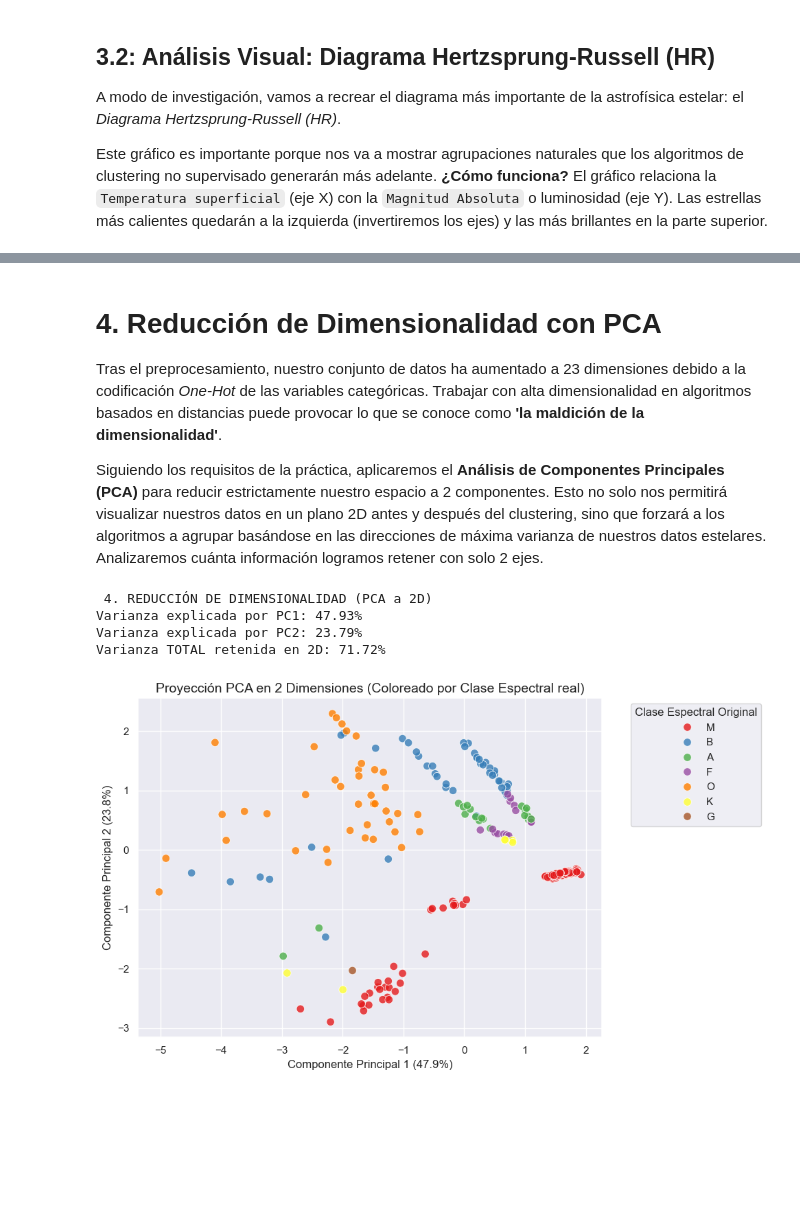
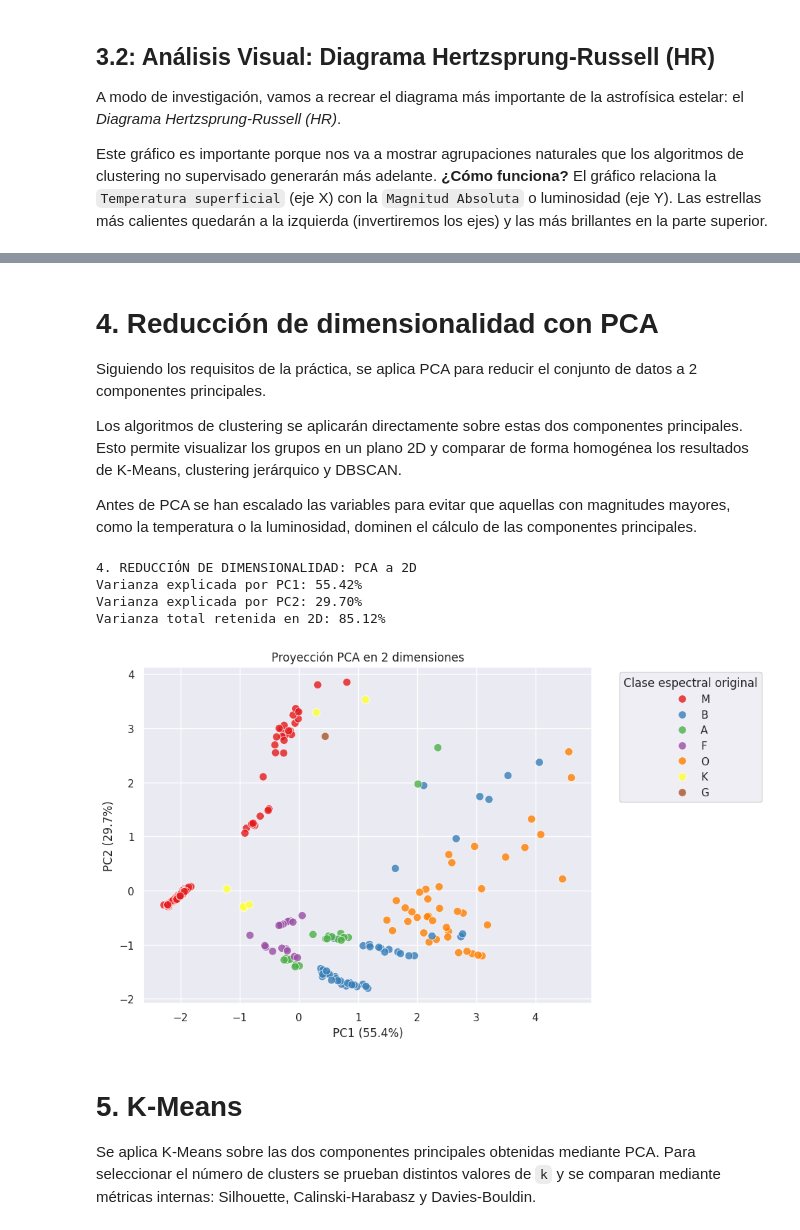
Before and after one commit to 100495927/Aprendizaje_Automatico_2, a Jupyter notebook: AA_P2_100495927_100472712.ipynb, the cells around one changed output, grey strips where cells are left out. Saved outputs shown, nothing was run; the diff lists cells and outputs as text; code cells hidden in the pictures; blank space fills up the shorter version.

```diff
--- a/AA_P2_100495927_100472712.ipynb
+++ b/AA_P2_100495927_100472712.ipynb
@@ -239,50 +273,43 @@ Dimensiones del dataset procesado (tras OneHotEncoding): (240, 23)
 # %% [markdown]
-# 4. Reducción de Dimensionalidad con PCA
+# 4. Reducción de dimensionalidad con PCA
 
-Tras el preprocesamiento, nuestro conjunto de datos ha aumentado a 23 dimensiones debido a la codificación *One-Hot* de las variables categóricas. Trabajar con alta dimensionalidad en algoritmos basados en distancias puede provocar lo que se conoce como **'la maldición de la dimensionalidad'**.
+Siguiendo los requisitos de la práctica, se aplica PCA para reducir el conjunto de datos a 2 componentes principales.
 
-Siguiendo los requisitos de la práctica, aplicaremos el **Análisis de Componentes Principales (PCA)** para reducir estrictamente nuestro espacio a 2 componentes. Esto no solo nos permitirá visualizar nuestros datos en un plano 2D antes y después del clustering, sino que forzará a los algoritmos a agrupar basándose en las direcciones de máxima varianza de nuestros datos estelares. Analizaremos cuánta información logramos retener con solo 2 ejes.
+Los algoritmos de clustering se aplicarán directamente sobre estas dos componentes principales. Esto permite visualizar los grupos en un plano 2D y comparar de forma homogénea los resultados de K-Means, clustering jerárquico y DBSCAN.
+
+Antes de PCA se han escalado las variables para evitar que aquellas con magnitudes mayores, como la temperatura o la luminosidad, dominen el cálculo de las componentes principales.
 # %%
-from sklearn.decomposition import PCA
-import seaborn as sns
-import matplotlib.pyplot as plt
+print("4. REDUCCIÓN DE DIMENSIONALIDAD: PCA a 2D")
 
-print(" 4. REDUCCIÓN DE DIMENSIONALIDAD (PCA a 2D) ")
+pca = PCA(n_components=2, random_state=SEED)
+X_pca = pca.fit_transform(X_scaled)
 
-# 1. Instanciamos PCA forzando 2 componentes
-pca = PCA(n_components=2, random_state=SEED)
+df_pca = pd.DataFrame(X_pca, columns=["PC1", "PC2"])
 
-# 2. Aplicamos PCA sobre nuestros datos ya procesados (escalados y codificados)
-componentes_principales = pca.fit_transform(df_procesado)
+varianza_explicada = pca.explained_variance_ratio_
 
-# 3. Creamos un nuevo DataFrame con las dos componentes
-df_pca = pd.DataFrame(data=componentes_principales, columns=['PC1', 'PC2'])
-
-# 4. Comprobamos cuánta "información" hemos retenido
-varianza_explicada = pca.explained_variance_ratio_
 print(f"Varianza explicada por PC1: {varianza_explicada[0]*100:.2f}%")
 print(f"Varianza explicada por PC2: {varianza_explicada[1]*100:.2f}%")
-print(f"Varianza TOTAL retenida en 2D: {sum(varianza_explicada)*100:.2f}%\n")
+print(f"Varianza total retenida en 2D: {sum(varianza_explicada)*100:.2f}%")
 
-# 5. Visualizamos el resultado
 plt.figure(figsize=(10, 6))
 sns.scatterplot(
-    x=df_pca['PC1'],
-    y=df_pca['PC2'],
-    hue=df['Spectral_Class'],
-    palette='Set1',
+    x=df_pca["PC1"],
+    y=df_pca["PC2"],
+    hue=df["Spectral_Class"],
+    palette="Set1",
     s=70,
     alpha=0.8
 )
-plt.title('Proyección PCA en 2 Dimensiones (Coloreado por Clase Espectral real)', fontsize=14)
-plt.xlabel(f'Componente Principal 1 ({varianza_explicada[0]*100:.1f}%)')
-plt.ylabel(f'Componente Principal 2 ({varianza_explicada[1]*100:.1f}%)')
-plt.legend(title='Clase Espectral Original', bbox_to_anchor=(1.05, 1), loc='upper left')
+plt.title("Proyección PCA en 2 dimensiones")
+plt.xlabel(f"PC1 ({varianza_explicada[0]*100:.1f}%)")
+plt.ylabel(f"PC2 ({varianza_explicada[1]*100:.1f}%)")
+plt.legend(title="Clase espectral original", bbox_to_anchor=(1.05, 1), loc="upper left")
 plt.tight_layout()
 plt.show()
 # %% [output]
- 4. REDUCCIÓN DE DIMENSIONALIDAD (PCA a 2D)
-Varianza explicada por PC1: 47.93%
-Varianza explicada por PC2: 23.79%
-Varianza TOTAL retenida en 2D: 71.72%
+4. REDUCCIÓN DE DIMENSIONALIDAD: PCA a 2D
+Varianza explicada por PC1: 55.42%
+Varianza explicada por PC2: 29.70%
+Varianza total retenida en 2D: 85.12%
-[figure, old version]
+[figure, new version]
@@ -288,0 +351,4 @@ Varianza TOTAL retenida en 2D: 71.72%
+# %% [markdown]
+# 5. K-Means
+
+Se aplica K-Means sobre las dos componentes principales obtenidas mediante PCA. Para seleccionar el número de clusters se prueban distintos valores de `k` y se comparan mediante métricas internas: Silhouette, Calinski-Harabasz y Davies-Bouldin.
```
Also changed, not shown: parts of 32 cells of this notebook.
